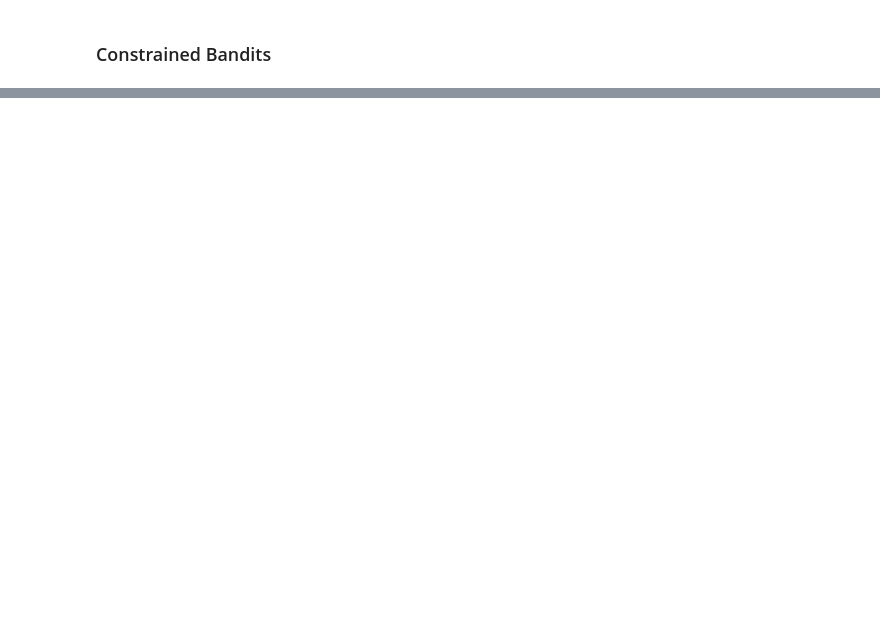
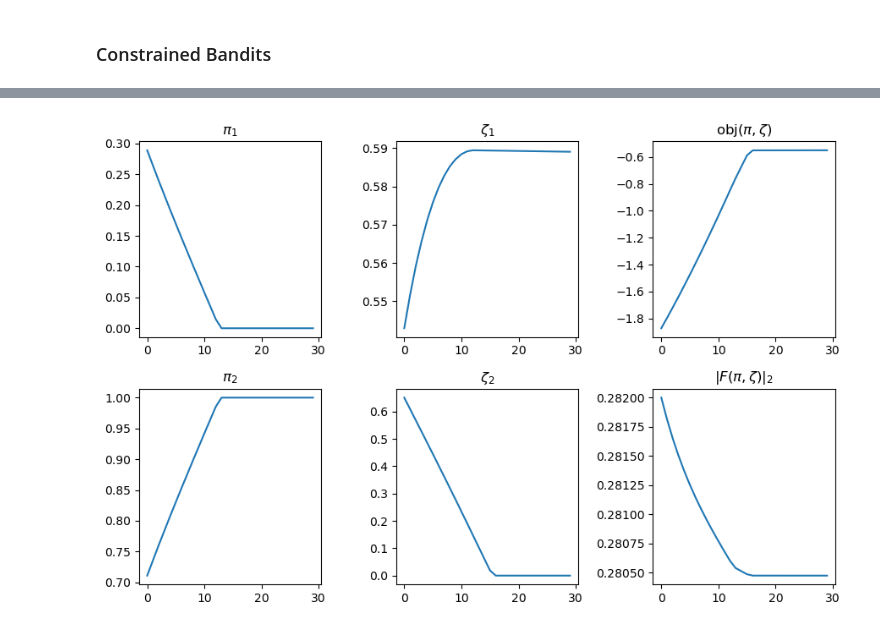
Before and after one commit to RenardDesNeiges/CIRL_Experiments, a Jupyter notebook: cmdps.ipynb, the cells around one changed output, grey strips where cells are left out. Saved outputs shown, nothing was run; the diff lists cells and outputs as text; code cells hidden in the pictures; blank space fills up the shorter version.

Commit message:
Forward constrained bandit algs using ExpGrad

```diff
--- a/cmdps.ipynb
+++ b/cmdps.ipynb
@@ -69,0 +88,3 @@ Bandit = Complete(1,n,1.,b=b,Psi=Psi) # Bandits are just one state MDPs
+# %%
+def renyi_h2(pi,alpha):
+    return (alpha/(1-alpha)) * jnp.log(jla.norm(pi,alpha))
@@ -69,0 +108,42 @@ Bandit = Complete(1,n,1.,b=b,Psi=Psi) # Bandits are just one state MDPs
+# %%
+def eval_grads(pi,zeta,beta,Bandit):
+    val = obj(pi,zeta,Bandit.R,beta,Bandit.b,Bandit.Psi)
+    grad_zeta = jax.grad(obj,1)(pi,zeta,Bandit.R,beta,Bandit.b,Bandit.Psi)
+    grad_pi = jax.grad(obj,0)(pi,zeta,Bandit.R,beta,Bandit.b,Bandit.Psi)
+    return val, grad_pi, grad_zeta
+
+eta = 1e-1  # set the learning rate
+beta = 0.1  # set the value of the regularizer constant
+zeta_t = rd.random(Bandit.b.shape) # initialize dual variable (for the constraints)
+pi_t = euclidean_simplex(rd.random((1,n))) # initialize policy somewhere in the simplex
+K = 30
+vals = []
+pis = []
+zetas = []
+normfs = []
+for k in range(K):
+    _, grad_pi, grad_zeta = eval_grads(pi_t,zeta_t,beta,Bandit)
+    zeta_t_half = euclidian_pos_orthant( zeta_t-eta*grad_pi )
+    pi_t_half = euclidean_simplex( pi_t+eta*grad_pi )
+    val, grad_pi, grad_zeta = eval_grads(pi_t_half,zeta_t_half,beta,Bandit)
+    zeta_t = euclidian_pos_orthant( zeta_t-eta*grad_pi )
+    pi_t = euclidean_simplex( pi_t+eta*grad_pi )
+    vals += [val]; pis += [pi_t]; zetas += [zeta_t]; normfs += [jla.norm(jnp.concatenate([eta*grad_pi,eta*grad_zeta],1),2)]
+# %%
+sz = 3
+fig, ax = plt.subplots(2,3,figsize=(3*sz,2*sz))
+ax[0,0].plot([i for i,_ in enumerate(vals)],[float(pi[0,0]) for pi in pis])
+ax[0,0].set_title(r'$\pi_1$')
+ax[1,0].plot([i for i,_ in enumerate(vals)],[float(pi[0,1]) for pi in pis])
+ax[1,0].set_title(r'$\pi_2$')
+ax[0,1].set_title(r'$\zeta_1$')
+ax[0,1].plot([i for i,_ in enumerate(vals)],[float(zeta[0,0]) for zeta in zetas])
+ax[1,1].plot([i for i,_ in enumerate(vals)],[float(zeta[0,1]) for zeta in zetas])
+ax[1,1].set_title(r'$\zeta_2$')
+ax[0,2].plot([i for i,_ in enumerate(vals)],np.array([float(v) for v in vals]))
+ax[0,2].set_title(r'obj$(\pi,\zeta)$')
+ax[1,2].plot([i for i,_ in enumerate(vals)],np.array([float(f) for f in normfs]))
+ax[1,2].set_title(r'$\|F(\pi,\zeta)\|_2$')
+fig.tight_layout()
+# %% [output]
+[figure, added]
```
Also changed, not shown: parts of 6 cells of this notebook, 1 other file.
